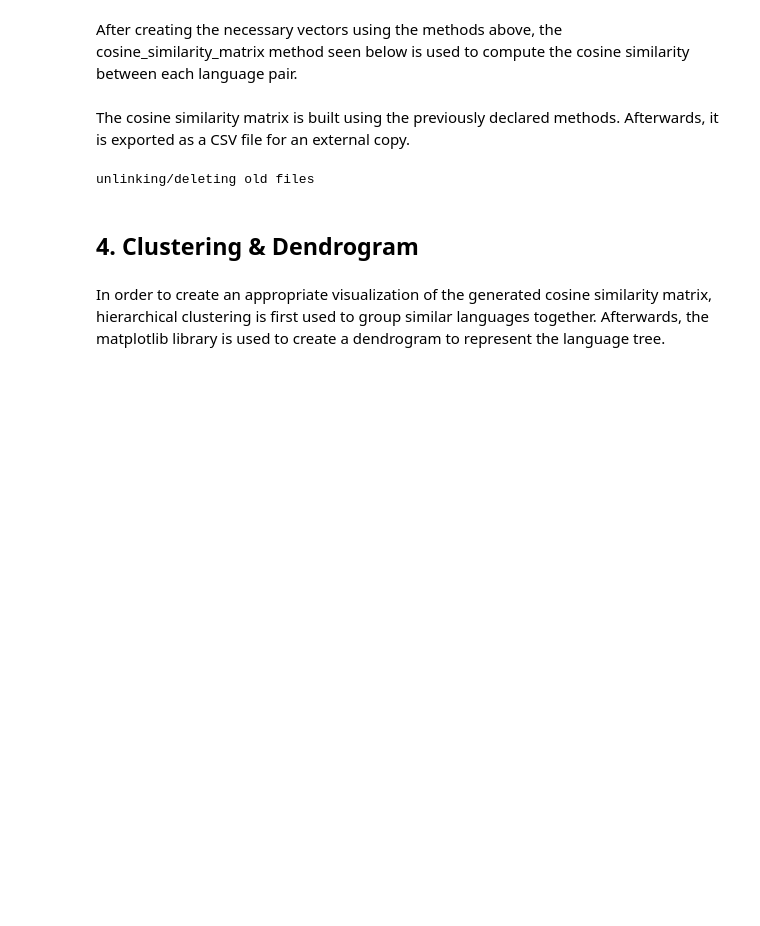
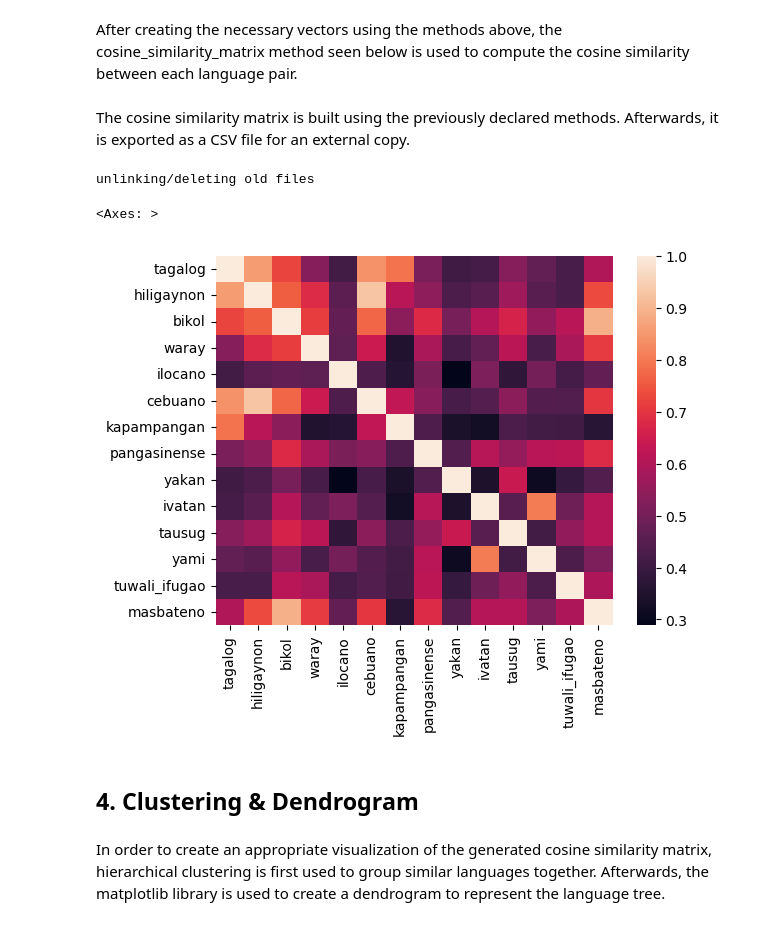
Before and after one commit to clavzno/nlp1000_final, a Jupyter notebook: Main.ipynb, the cells around one changed output. Cells and saved outputs as stored; diff of their text form; code cells hidden in the pictures; blank space fills up the shorter version.

```diff
--- a/Main.ipynb
+++ b/Main.ipynb
@@ -273,27 +264,34 @@ def cosine_similarity_matrix(norm_df):
 The cosine similarity matrix is built using the previously declared methods. Afterwards, it is exported as a CSV file for an external copy.
 # %%
 t250_folder = Path("t250-trigrams")
-
+languages = ["tagalog","hiligaynon", "bikol", "waray", "ilocano", "cebuano", "kapampangan", "pangasinense", "yakan", "ivatan", "tausug", "yami", "tuwali_ifugao", "masbateno"]
 # counts_df contains the trigram counts
 counts_df = build_count_matrix(languages, t250_folder)
+
 # norm_df contains the normalized version
 norm_df = l2_normalize_rows(counts_df)
+
 # sim_df has the cosine similarity matrix of all languages to all languages, feel free to print(sim_df)
 sim_df = cosine_similarity_matrix(norm_df)
 
 # export it to csv
 csv_output_path = Path("cosine_similarity.csv")
 
 # delete the old version if it already exists
 if csv_output_path.exists():
     print(f"unlinking/deleting old files")
     csv_output_path.unlink()
 
 sim_df.to_csv(csv_output_path)
 
-new_df = sim_df # we'll be using new_df onwards
+# we'll be using new_df onwards
+new_df = sim_df
+import seaborn as sns
+sns.heatmap(new_df)
 # %% [output]
 unlinking/deleting old files
+<Axes: >
+[figure, added]
 # %% [markdown]
 ## 4. Clustering & Dendrogram
 # %% [markdown]
```
Also changed, not shown: parts of 9 cells of this notebook, 1 other file.
